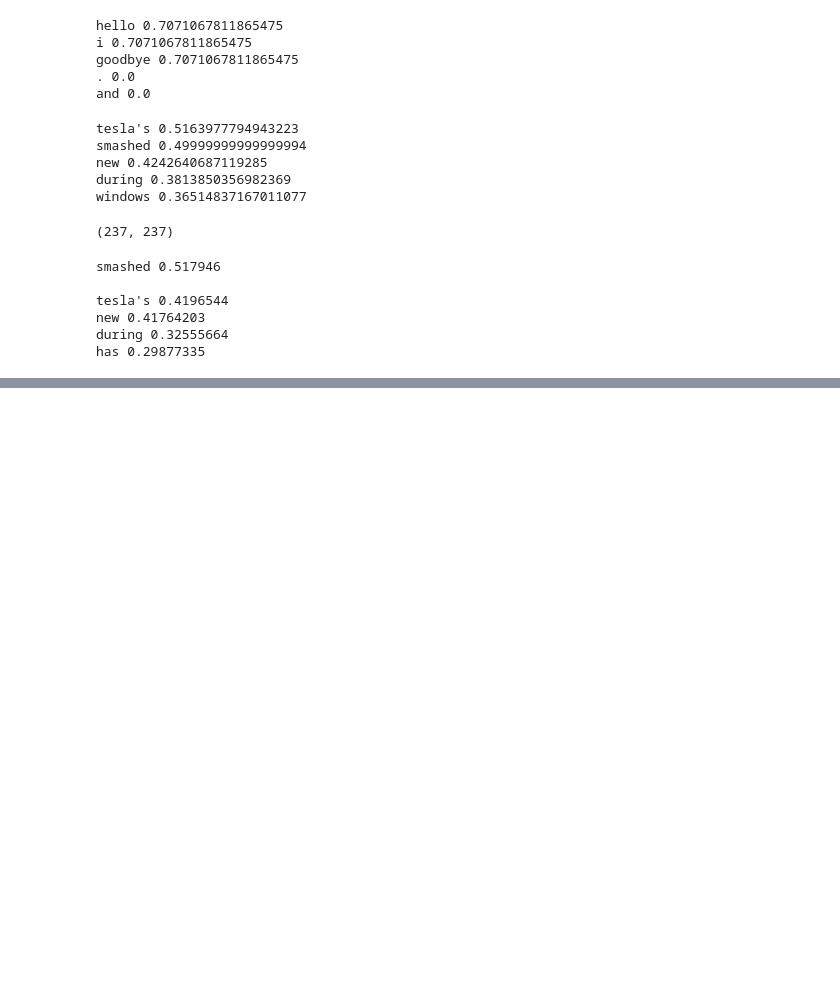
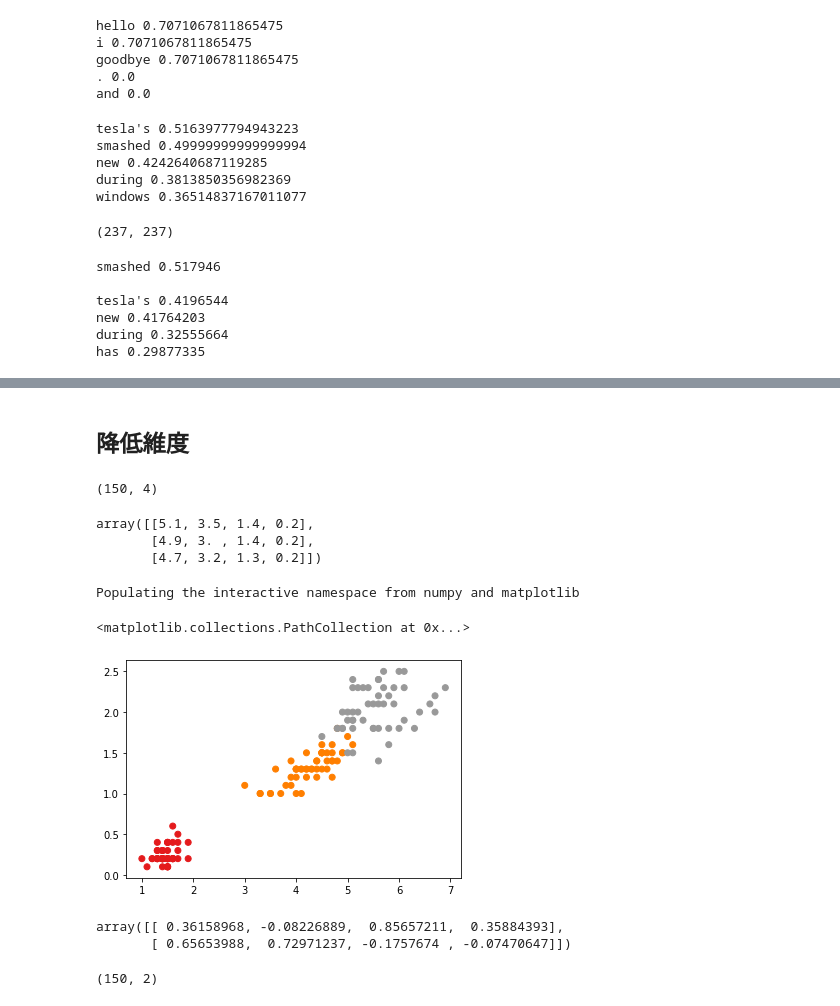
Before and after one commit to ywchiu/cathaytm, a Jupyter notebook: Demo20191126.ipynb, the cells around one changed output, grey strips where cells are left out. Drawn from its saved outputs; the diff is of its cells as text; code cells hidden in the pictures; blank space fills up the shorter version.

```diff
--- a/Demo20191126.ipynb
+++ b/Demo20191126.ipynb
@@ -362,0 +377,26 @@ has 0.29877335
+# %% [markdown]
+## 降低維度
+# %%
+from sklearn.datasets import load_iris
+iris = load_iris()
+# %%
+iris.data.shape
+# %% [output]
+(150, 4)
+# %%
+iris.data[0:3,:]
+# %% [output]
+array([[5.1, 3.5, 1.4, 0.2],
+       [4.9, 3. , 1.4, 0.2],
+       [4.7, 3.2, 1.3, 0.2]])
+# %%
+X = iris.data[:,2]
+Y = iris.data[:,3]
+# %%
+%pylab inline
+from matplotlib import pyplot as plt
+plt.scatter(X, Y, c=iris.target, cmap=plt.cm.Set1)
+# %% [output]
+Populating the interactive namespace from numpy and matplotlib
+<matplotlib.collections.PathCollection at 0x...>
+[figure, added]
@@ -362,0 +407,9 @@ has 0.29877335
+# %%
+clf.components_
+# %% [output]
+array([[ 0.36158968, -0.08226889,  0.85657211,  0.35884393],
+       [ 0.65653988,  0.72971237, -0.1757674 , -0.07470647]])
+# %%
+X.shape
+# %% [output]
+(150, 2)
```
Also changed, not shown: parts of 48 cells of this notebook.
